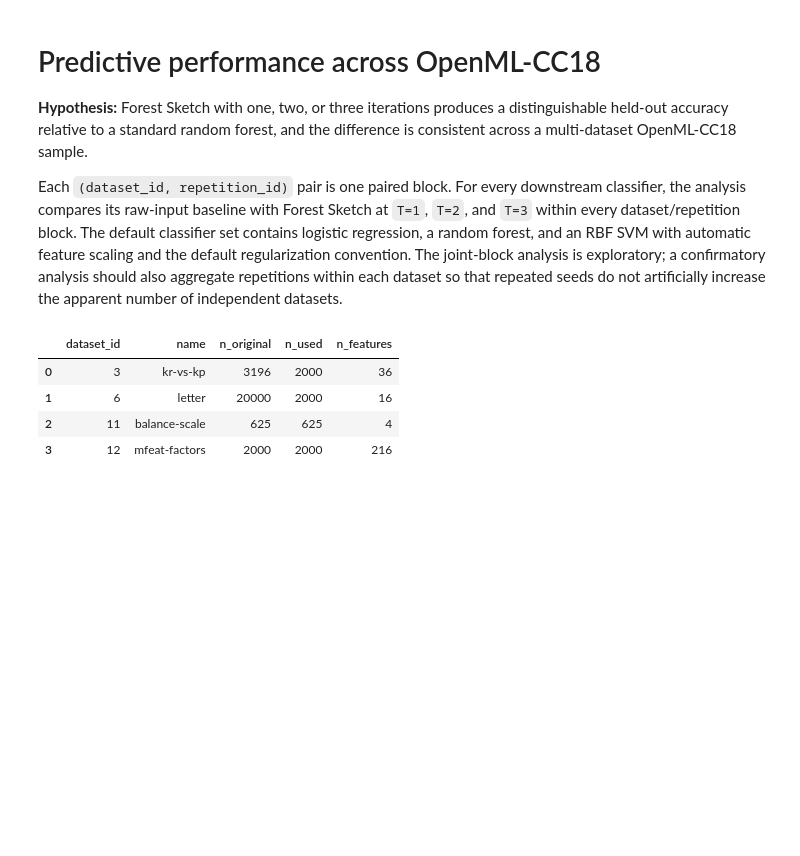
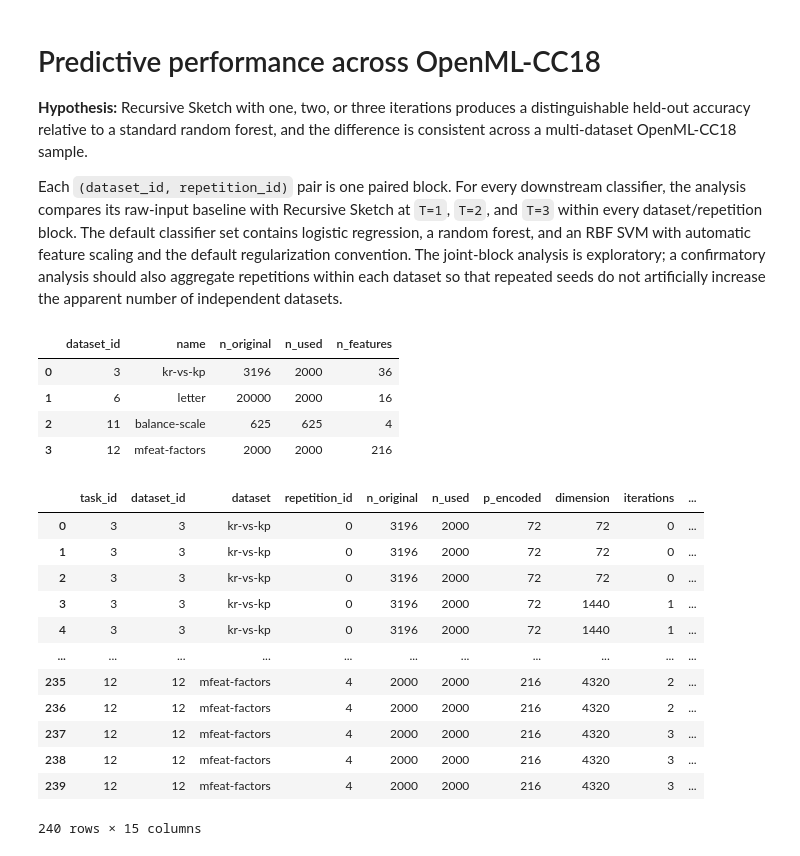
Before and after one commit to fabriziocosta/forestsketch, a Jupyter notebook: notebooks/15_openml_predictive_performance.ipynb, the cells around one changed output. Drawn from its saved outputs; the diff is of its cells as text; code cells hidden in the pictures; blank space fills up the shorter version.

```diff
--- a/notebooks/15_openml_predictive_performance.ipynb
+++ b/notebooks/15_openml_predictive_performance.ipynb
@@ -1,9 +1,9 @@
 # %% [markdown]
 # Predictive performance across OpenML-CC18
 
-**Hypothesis:** Forest Sketch with one, two, or three iterations produces a distinguishable held-out accuracy relative to a standard random forest, and the difference is consistent across a multi-dataset OpenML-CC18 sample.
+**Hypothesis:** Recursive Sketch with one, two, or three iterations produces a distinguishable held-out accuracy relative to a standard random forest, and the difference is consistent across a multi-dataset OpenML-CC18 sample.
 
-Each `(dataset_id, repetition_id)` pair is one paired block. For every downstream classifier, the analysis compares its raw-input baseline with Forest Sketch at `T=1`, `T=2`, and `T=3` within every dataset/repetition block. The default classifier set contains logistic regression, a random forest, and an RBF SVM with automatic feature scaling and the default regularization convention. The joint-block analysis is exploratory; a confirmatory analysis should also aggregate repetitions within each dataset so that repeated seeds do not artificially increase the apparent number of independent datasets.
+Each `(dataset_id, repetition_id)` pair is one paired block. For every downstream classifier, the analysis compares its raw-input baseline with Recursive Sketch at `T=1`, `T=2`, and `T=3` within every dataset/repetition block. The default classifier set contains logistic regression, a random forest, and an RBF SVM with automatic feature scaling and the default regularization convention. The joint-block analysis is exploratory; a confirmatory analysis should also aggregate repetitions within each dataset so that repeated seeds do not artificially increase the apparent number of independent datasets.
 # %%
 import warnings
 import numpy as np
@@ -122,7 +122,7 @@ for dataset, repetition_id in tqdm(
                 'errors': errors,
             })
         for iterations in ITERATIONS:
-            sketch = forest_sketch(
+            sketch = recursive_sketch(
                 repetition_id,
                 dimension_ratio=DIMENSION_RATIO,
                 n_iterations=iterations,
@@ -139,34 +139,48 @@ for dataset, repetition_id in tqdm(
             )
             dimension = sketch.n_components_
             X_test_view = sketch.transform(X_test)
             for classifier in CLASSIFIERS:
                 accuracy, errors = classification_score(
                     openml_output_classifier(
                         classifier, seed=repetition_id,
                         n_estimators=N_ESTIMATORS,
                     ),
                     X_train_view, y_train, X_test_view, y_test,
                 )
                 rows.append({
                     'task_id': dataset.task_id,
                     'dataset_id': dataset.dataset_id,
                     'dataset': dataset.name,
                     'repetition_id': repetition_id,
                     'n_original': dataset.n_original,
                     'n_used': dataset.n_used,
                     'p_encoded': p,
                     'dimension': dimension,
                     'iterations': iterations,
                     'classifier': classifier,
-                    'method': f'Forest Sketch T={iterations} ({CLASSIFIER_LABELS[classifier]})',
+                    'method': f'Recursive Sketch T={iterations} ({CLASSIFIER_LABELS[classifier]})',
                     'accuracy': accuracy,
                     'errors': errors,
                     'fit_wall_seconds': fit_wall,
                     'fit_cpu_seconds': fit_cpu,
                 })
 
 results = pd.DataFrame(rows)
 results.sort_values(['dataset_id', 'repetition_id', 'iterations'])
+# %% [output]
+|  | task_id | dataset_id | dataset | repetition_id | n_original | n_used | p_encoded | dimension | iterations | ... |
+| 0 | 3 | 3 | kr-vs-kp | 0 | 3196 | 2000 | 72 | 72 | 0 | ... |
+| 1 | 3 | 3 | kr-vs-kp | 0 | 3196 | 2000 | 72 | 72 | 0 | ... |
+| 2 | 3 | 3 | kr-vs-kp | 0 | 3196 | 2000 | 72 | 72 | 0 | ... |
+| 3 | 3 | 3 | kr-vs-kp | 0 | 3196 | 2000 | 72 | 1440 | 1 | ... |
+| 4 | 3 | 3 | kr-vs-kp | 0 | 3196 | 2000 | 72 | 1440 | 1 | ... |
+| ... | ... | ... | ... | ... | ... | ... | ... | ... | ... | ... |
+| 235 | 12 | 12 | mfeat-factors | 4 | 2000 | 2000 | 216 | 4320 | 2 | ... |
+| 236 | 12 | 12 | mfeat-factors | 4 | 2000 | 2000 | 216 | 4320 | 2 | ... |
+| 237 | 12 | 12 | mfeat-factors | 4 | 2000 | 2000 | 216 | 4320 | 3 | ... |
+| 238 | 12 | 12 | mfeat-factors | 4 | 2000 | 2000 | 216 | 4320 | 3 | ... |
+| 239 | 12 | 12 | mfeat-factors | 4 | 2000 | 2000 | 216 | 4320 | 3 | ... |
+240 rows × 15 columns
 # %%
 summary = results.groupby(['dataset', 'method'], as_index=False).agg(
     mean_accuracy=('accuracy', 'mean'),
```
Also changed, not shown: parts of 4 cells of this notebook, 27 other files.
